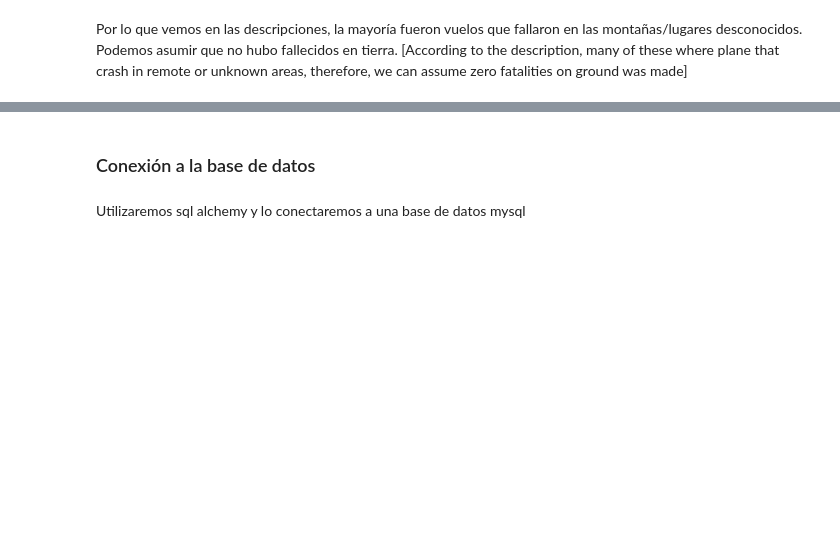
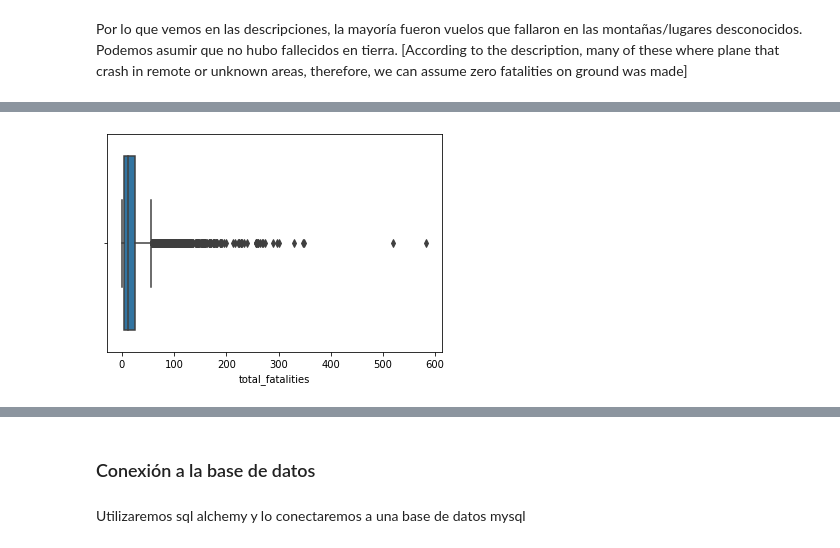
Before and after one commit to Martu-t/PI_Analytics_flights, a Jupyter notebook: main.ipynb, the cells around one changed output, grey strips where cells are left out. Saved outputs shown, nothing was run; the diff lists cells and outputs as text; code cells hidden in the pictures; blank space fills up the shorter version.

```diff
--- a/main.ipynb
+++ b/main.ipynb
@@ -360,0 +320,6 @@ def fat():
+# %%
+# Antes de seguir vamos a convertir los datos a num
+# [Convert datatype to numeric]
+
+flight_accident['all_aboard'] = flight_accident['all_aboard'].astype(int)
+flight_accident['total_fatalities'] = flight_accident['total_fatalities'].astype(int)
@@ -360,0 +341,8 @@ def fat():
+# %%
+# El max parece un poco elevado. Veamos los números un boxplot
+# [max is too much. Let's see if we can catch any outlier]
+
+sns.boxplot(x = 'total_fatalities', data = flight_accident)
+plt.show()
+# %% [output]
+[figure, added]
```
Also changed, not shown: parts of 35 cells of this notebook, 3 other files.
